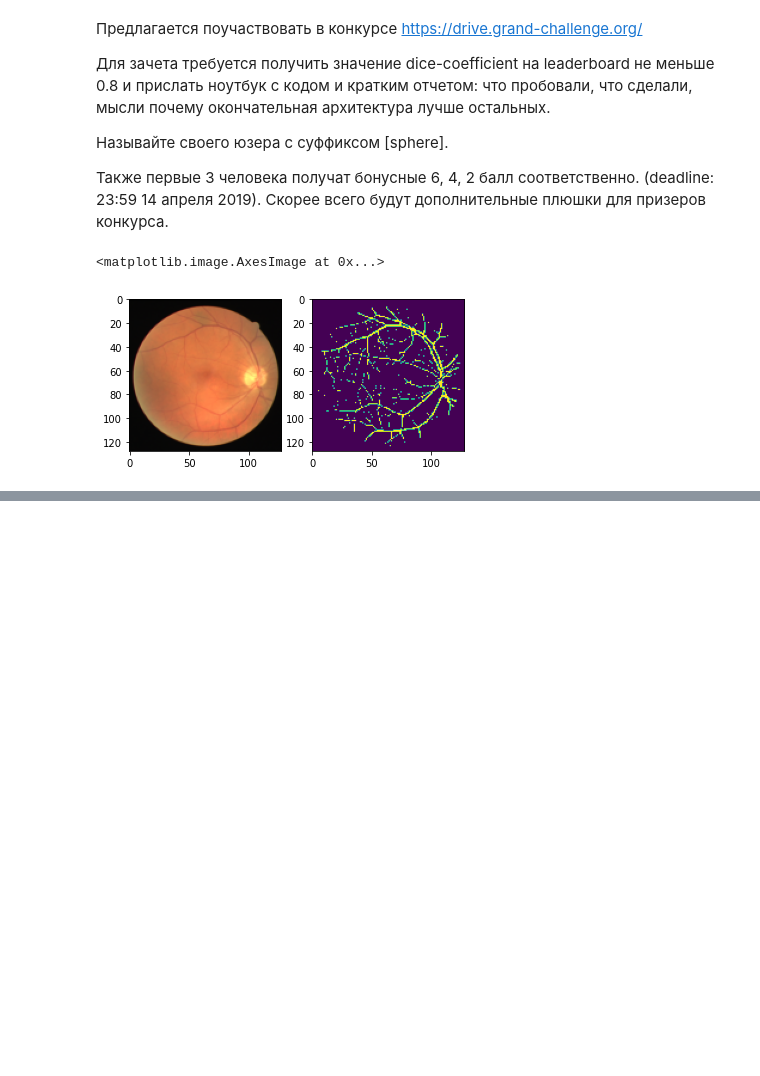
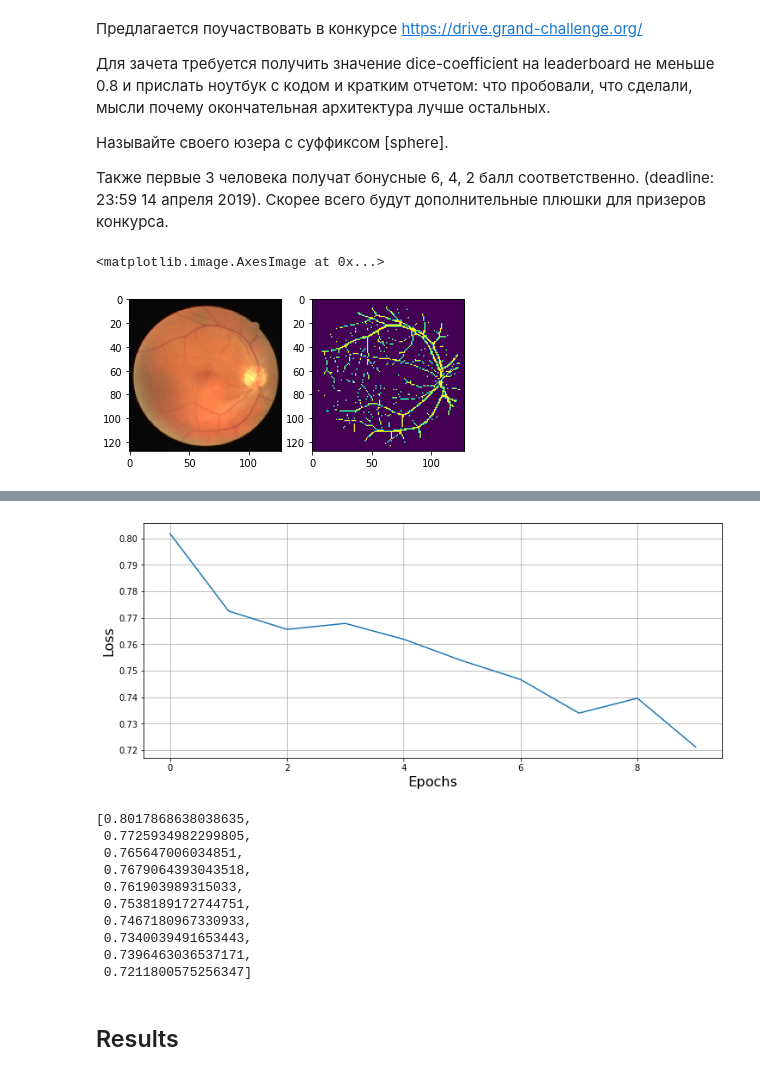
Before and after one commit to Kariya07/NeuralNetworks, a Jupyter notebook: Lecture 6/Practice task 6, Segmentation.ipynb, the cells around one changed output, grey strips where cells are left out. Cells and saved outputs as stored; diff of their text form; code cells hidden in the pictures; blank space fills up the shorter version.

```diff
--- a/Lecture 6/Practice task 6, Segmentation.ipynb
+++ b/Lecture 6/Practice task 6, Segmentation.ipynb
@@ -113,0 +209,38 @@ nn.Upsamp
+# %%
+dtype=t.FloatTensor
+
+def _epoch(network, loss, loader, optimizer):
+    losses = []
+    for X, y in loader:
+        X = X.type(dtype)
+        prediction = network(X)
+        loss_batch = loss(prediction, y)
+        losses.append(loss_batch.item())
+        optimizer.zero_grad()
+        loss_batch.backward()
+        optimizer.step()
+    return losses
+
+def train(network, train_loader, epochs, learning_rate, loss):
+    optimizer = t.optim.Adam(network.parameters(), lr=learning_rate)
+    train_loss_epochs = []
+    network = network.train()
+    try:
+        for epoch in tqdm(range(epochs)):
+            losses = _epoch(network, loss, train_loader, optimizer)
+            train_loss_epochs.append(np.mean(losses))
+            clear_output(True)
+            print('Epoch {0}... Loss: {1:.3f}'.format(
+                        epoch, train_loss_epochs[-1]))
+            plt.figure(figsize=(12, 5))
+            plt.plot(train_loss_epochs)
+            plt.xlabel('Epochs', fontsize=16)
+            plt.ylabel('Loss', fontsize=16)
+            plt.grid()
+            plt.show()
+    except KeyboardInterrupt:
+        if tolerate_keyboard_interrupt:
+            pass
+        else:
+            raise KeyboardInterrupt
+    return train_loss_epochs
@@ -113,0 +357,8 @@ nn.Upsamp
+# %%
+X_train = [dataset[i] for i in range (0, 20)]
+# %%
+train_loader = t.utils.data.DataLoader(X_train, batch_size=4, shuffle=True)
+# %%
+model = UNet(3, 1)
+train(model, train_loader, 10, 0.01, soft_dice_loss)
+# %% [output]
@@ -114,3 +366,14 @@ nn.Upsamp
+[figure, added]
+[0.8017868638038635,
+ 0.7725934982299805,
+ 0.765647006034851,
+ 0.7679064393043518,
+ 0.761903989315033,
+ 0.7538189172744751,
+ 0.7467180967330933,
+ 0.7340039491653443,
+ 0.7396463036537171,
+ 0.7211800575256347]
 # %%
 def train_model(model, criterion, optimizer, scheduler, num_epochs=25):
     since = time.time()
@@ -181,4 +444,6 @@ optimizer_ft = optim.SGD(model_ft.parameters(), lr=0.001, momentum=0.9)
 exp_lr_scheduler = lr_scheduler.StepLR(optimizer_ft, step_size=7, gamma=0.1)
 # %%
 model = # Your model here
+# %% [markdown]
+## Results
 # %%
```
Also changed, not shown: parts of 10 cells of this notebook, 26 other files.
